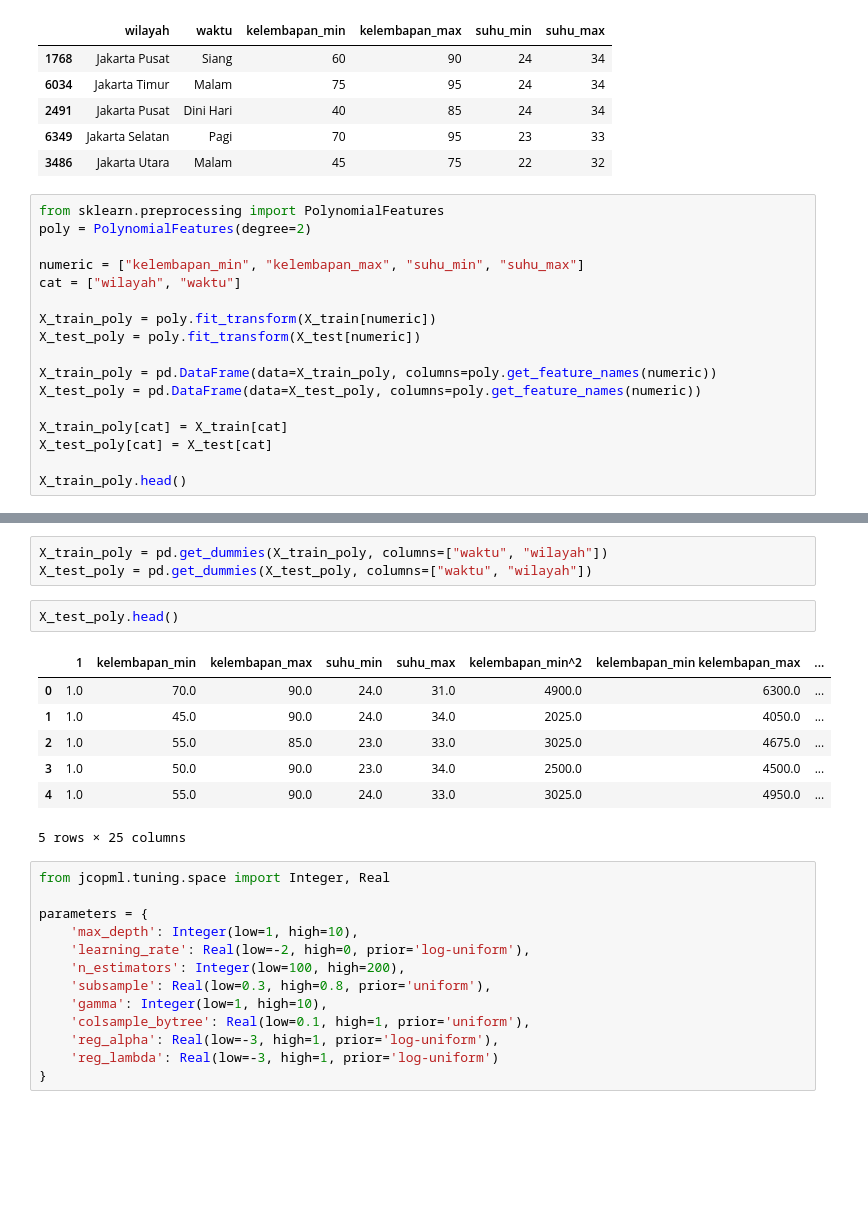
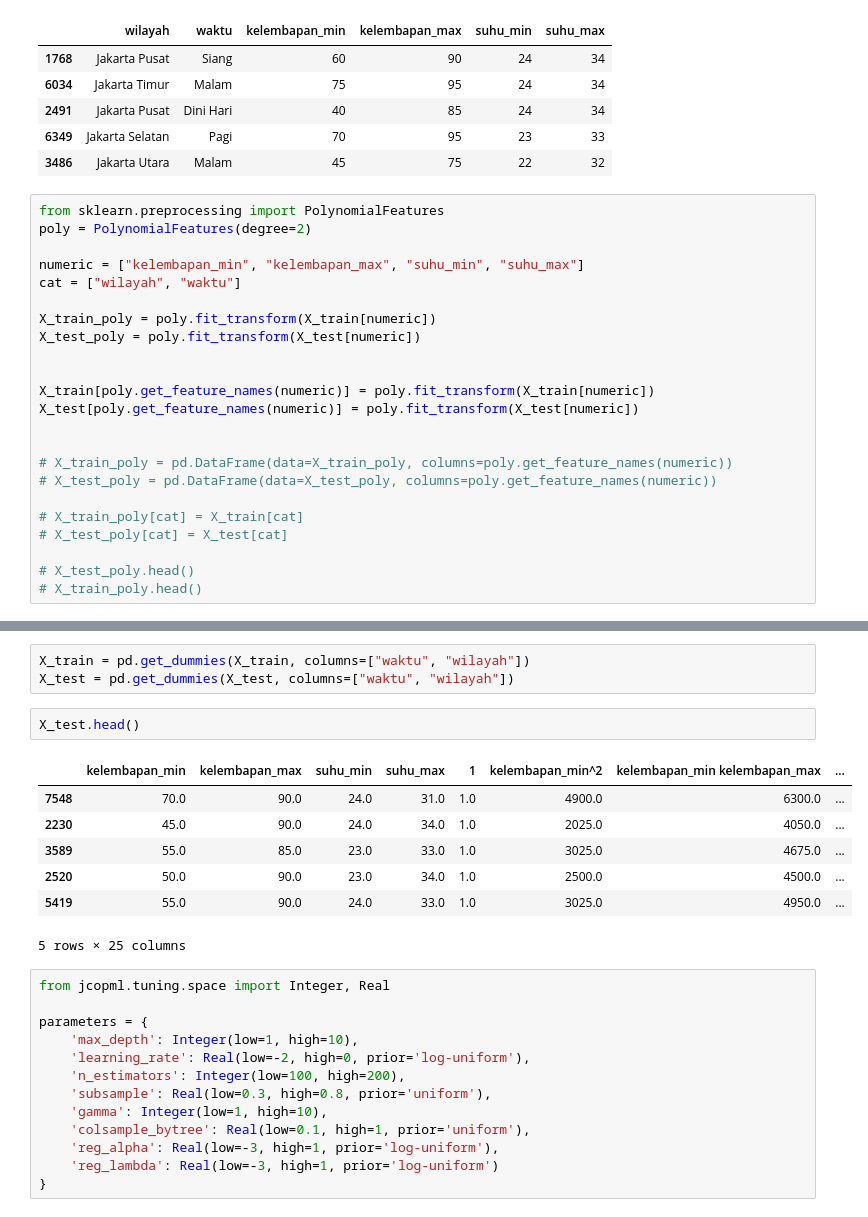
Before and after one commit to FransiscoReadyPermana/Weather-Prediction, a Jupyter notebook: Jakarta/2.ipynb, the cells around one changed output, grey strips where cells are left out. Saved outputs shown, nothing was run; the diff lists cells and outputs as text; blank space fills up the shorter version.

Commit message:
poly without pipeline

```diff
--- a/Jakarta/2.ipynb
+++ b/Jakarta/2.ipynb
@@ -289,10 +289,16 @@ cat = ["wilayah", "waktu"]
 X_train_poly = poly.fit_transform(X_train[numeric])
 X_test_poly = poly.fit_transform(X_test[numeric])
 
-X_train_poly = pd.DataFrame(data=X_train_poly, columns=poly.get_feature_names(numeric))
-X_test_poly = pd.DataFrame(data=X_test_poly, columns=poly.get_feature_names(numeric))
 
-X_train_poly[cat] = X_train[cat]
-X_test_poly[cat] = X_test[cat]
+X_train[poly.get_feature_names(numeric)] = poly.fit_transform(X_train[numeric])
+X_test[poly.get_feature_names(numeric)] = poly.fit_transform(X_test[numeric])
 
-X_train_poly.head()
+
+# X_train_poly = pd.DataFrame(data=X_train_poly, columns=poly.get_feature_names(numeric))
+# X_test_poly = pd.DataFrame(data=X_test_poly, columns=poly.get_feature_names(numeric))
+
+# X_train_poly[cat] = X_train[cat]
+# X_test_poly[cat] = X_test[cat]
+
+# X_test_poly.head()
+# X_train_poly.head()
@@ -332,15 +314,15 @@ X_train_poly.shape, X_test_poly.shape
 # %%
-X_train_poly = pd.get_dummies(X_train_poly, columns=["waktu", "wilayah"])
-X_test_poly = pd.get_dummies(X_test_poly, columns=["waktu", "wilayah"])
+X_train = pd.get_dummies(X_train, columns=["waktu", "wilayah"])
+X_test = pd.get_dummies(X_test, columns=["waktu", "wilayah"])
 # %%
-X_test_poly.head()
+X_test.head()
 # %% [output]
-|  | 1 | kelembapan_min | kelembapan_max | suhu_min | suhu_max | kelembapan_min^2 | kelembapan_min kelembapan_max | ... |
-| 0 | 1.0 | 70.0 | 90.0 | 24.0 | 31.0 | 4900.0 | 6300.0 | ... |
-| 1 | 1.0 | 45.0 | 90.0 | 24.0 | 34.0 | 2025.0 | 4050.0 | ... |
-| 2 | 1.0 | 55.0 | 85.0 | 23.0 | 33.0 | 3025.0 | 4675.0 | ... |
-| 3 | 1.0 | 50.0 | 90.0 | 23.0 | 34.0 | 2500.0 | 4500.0 | ... |
-| 4 | 1.0 | 55.0 | 90.0 | 24.0 | 33.0 | 3025.0 | 4950.0 | ... |
+|  | kelembapan_min | kelembapan_max | suhu_min | suhu_max | 1 | kelembapan_min^2 | kelembapan_min kelembapan_max | ... |
+| 7548 | 70.0 | 90.0 | 24.0 | 31.0 | 1.0 | 4900.0 | 6300.0 | ... |
+| 2230 | 45.0 | 90.0 | 24.0 | 34.0 | 1.0 | 2025.0 | 4050.0 | ... |
+| 3589 | 55.0 | 85.0 | 23.0 | 33.0 | 1.0 | 3025.0 | 4675.0 | ... |
+| 2520 | 50.0 | 90.0 | 23.0 | 34.0 | 1.0 | 2500.0 | 4500.0 | ... |
+| 5419 | 55.0 | 90.0 | 24.0 | 33.0 | 1.0 | 3025.0 | 4950.0 | ... |
 5 rows × 25 columns
 # %%
 from jcopml.tuning.space import Integer, Real
```
Also changed, not shown: parts of 7 cells of this notebook.
